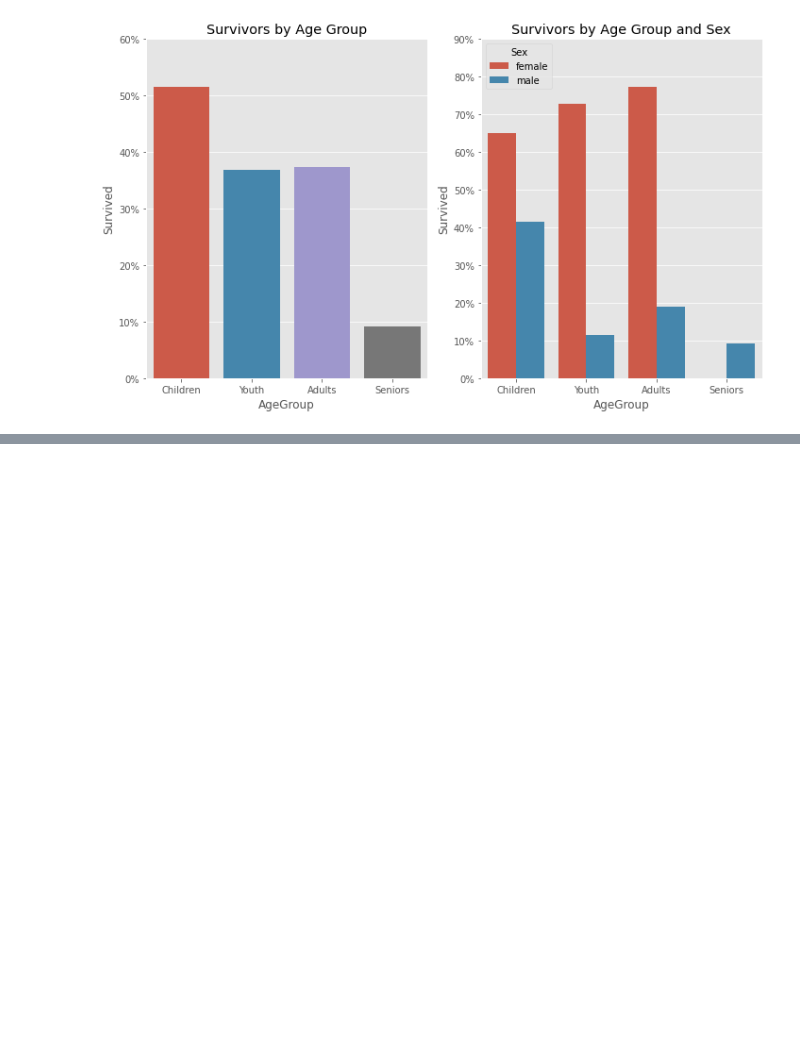
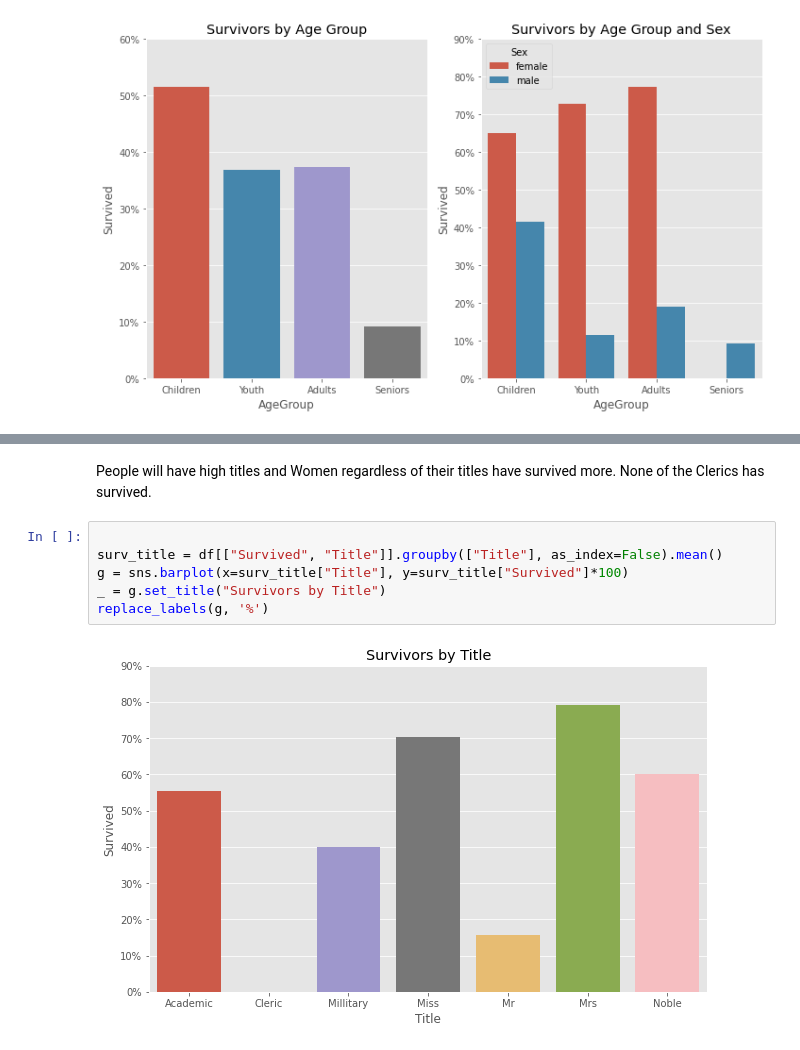
Before and after one commit to Schots/mlops_project, a Jupyter notebook: notebooks/00-maike-eda.ipynb, the cells around one changed output, grey strips where cells are left out. Cells and saved outputs as stored; diff of their text form; blank space fills up the shorter version.

```diff
--- a/notebooks/00-maike-eda.ipynb
+++ b/notebooks/00-maike-eda.ipynb
@@ -311,0 +334,10 @@ plt.tight_layout()
+# %% [markdown]
+People will have high titles and Women regardless of their titles have survived more. None of the Clerics has survived.
+# %%
+
+surv_title = df[["Survived", "Title"]].groupby(["Title"], as_index=False).mean()
+g = sns.barplot(x=surv_title["Title"], y=surv_title["Survived"]*100)
+_ = g.set_title("Survivors by Title")
+replace_labels(g, '%')
+# %% [output]
+[figure, added]
```
Also changed, not shown: parts of 6 cells of this notebook, 2 other files.
